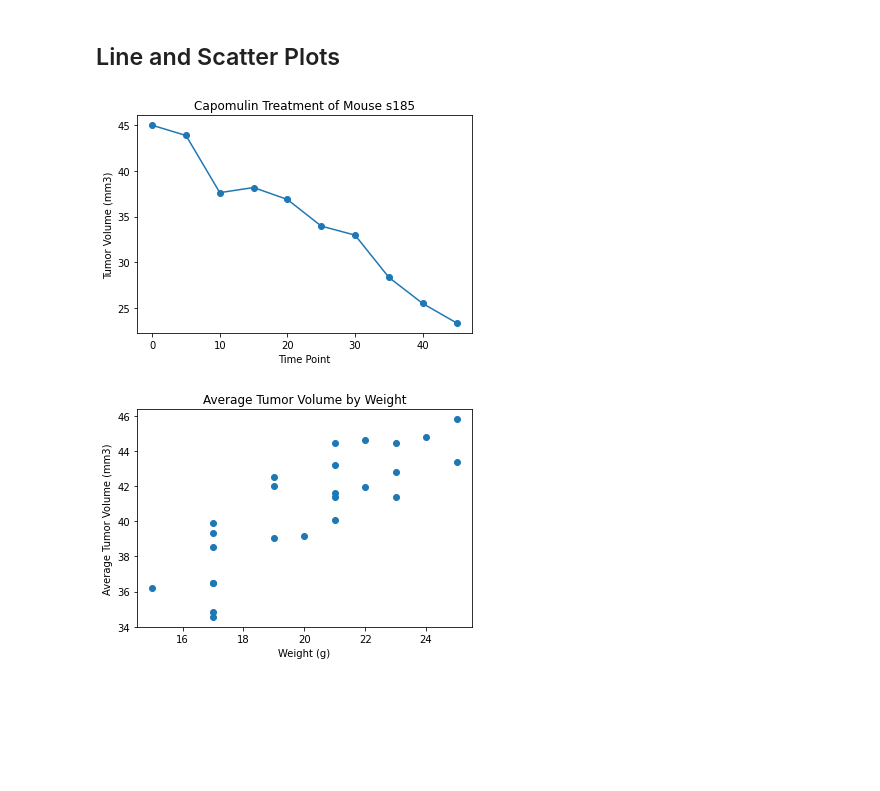
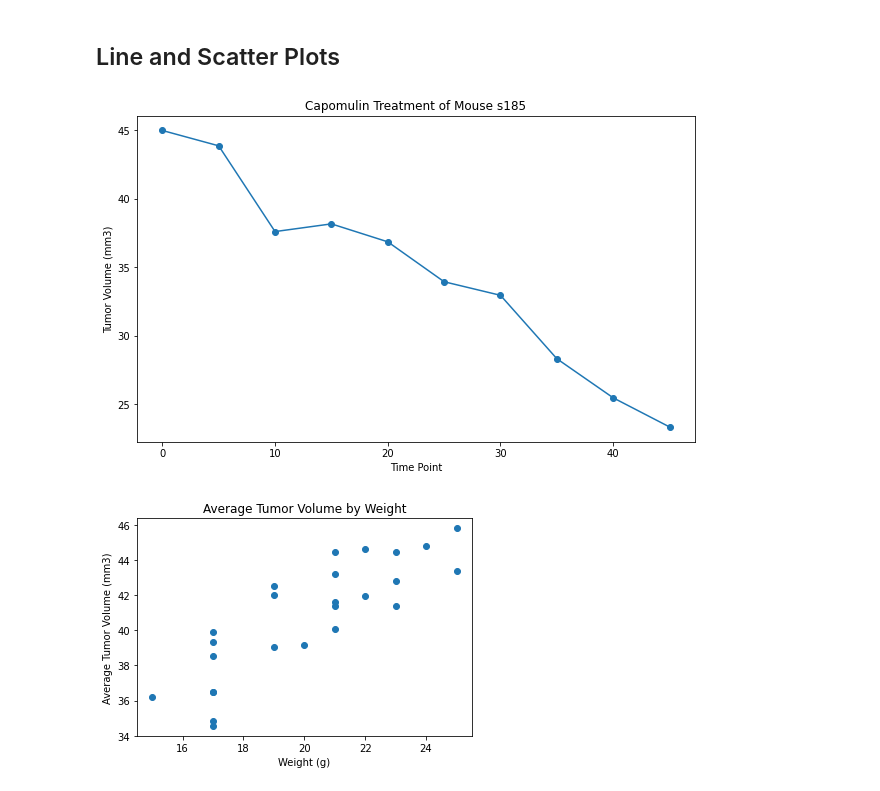
Before and after one commit to itsnameeta/Pymaceuticals, a Jupyter notebook: pymaceuticals_final.ipynb, the cells around one changed output. Cells and saved outputs as stored; diff of their text form; code cells hidden in the pictures; blank space fills up the shorter version.

```diff
--- a/pymaceuticals_final.ipynb
+++ b/pymaceuticals_final.ipynb
@@ -79,3 +81,4 @@ dtype: int64
 # %%
 # Create a clean DataFrame by dropping the duplicate mouse by its ID.
-data_df.drop_duplicates(inplace = True)
+clean_df = data_df[data_df['Mouse ID'].isin(duplicate_mice)==False]
+clean_df.head()
@@ -298,20 +364,21 @@ plt.show()
 # %%
 #7. Select a mouse that was treated with Capomulin and
 # generate a line plot of tumour volume vs. time point for that mouse.
 
 
 # Identify data points of a mouse treated with Capomulin
 mouse = data_df.loc[data_df['Mouse ID'] == 's185']
 
 # Plot a line chart with the time values on the x-axis and the tumor volume values on the y-axis and Add labels and title to plot
+fig1, ax1 = plt.subplots(figsize=(10, 6))
 plt.plot(mouse['Timepoint'], mouse['Tumor Volume (mm3)'], marker = 'o')
 plt.xlabel("Time Point")
 plt.ylabel("Tumor Volume (mm3)")
 plt.title("Capomulin Treatment of Mouse s185")
-
+plt.savefig('Capomulin Treatment of Mouse s185".png')
 plt.show()
 # %% [output]
-[figure, old version]
+[figure, new version]
 # %%
 #8. Generate a scatter plot of mouse weight versus average tumour volume for the Capomulin treatment regimen.
 
```
Also changed, not shown: parts of 19 cells of this notebook.
